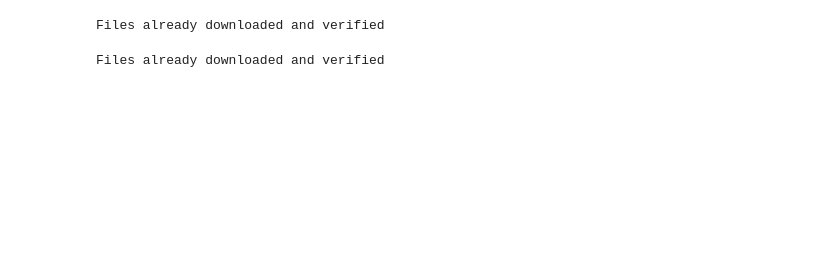
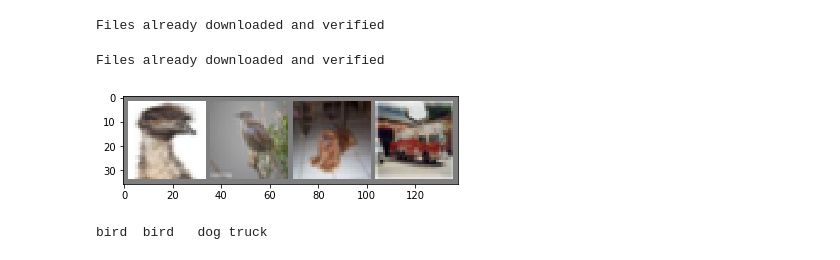
Before and after one commit to Q-Wednesday/learn_torch, a Jupyter notebook: 60min.ipynb, the cells around one changed output. Drawn from its saved outputs; the diff is of its cells as text; code cells hidden in the pictures; blank space fills up the shorter version.

```diff
--- a/60min.ipynb
+++ b/60min.ipynb
@@ -252,3 +252,23 @@ classes= ('plane', 'car', 'bird', 'cat',
            'deer', 'dog', 'frog', 'horse', 'ship', 'truck')
 # %% [output]
 Files already downloaded and verified
+# %%
+#查看一些图片
+import matplotlib.pyplot as plt
+import numpy as np
+
+def imshow(img):
+    img=img/2+0.5#把数据还原
+    npimg=img.numpy()
+    plt.imshow(np.transpose(npimg,(1,2,0)))#关于transpose函数，默认情况下就是求转置，输入参数，一个表示坐标轴序列的tuple.比如原本为通道数x高x宽，维度编号为0 1 2，这里就换成了高x宽x通道
+    plt.show()
+
+dataiter=iter(trainloader)
+images,labels=dataiter.next()
+
+imshow(torchvision.utils.make_grid(images))
+
+print(' '.join('%5s'%classes[labels[j]] for j in range(4)))
+# %% [output]
+[figure, added]
+bird  bird   dog truck
```
Also changed, not shown: parts of 19 cells of this notebook, 1 other file.
